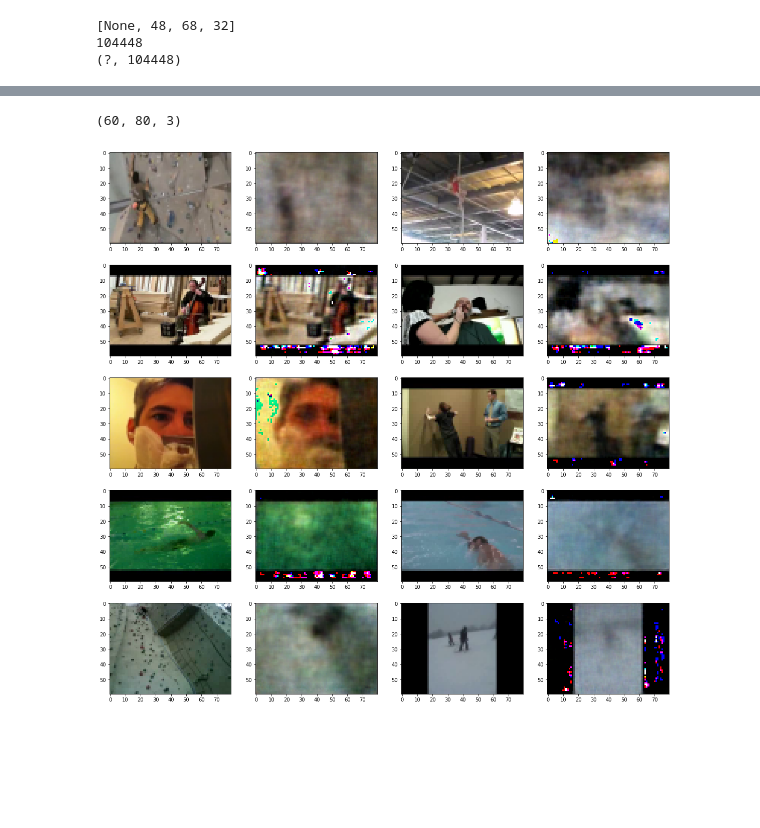
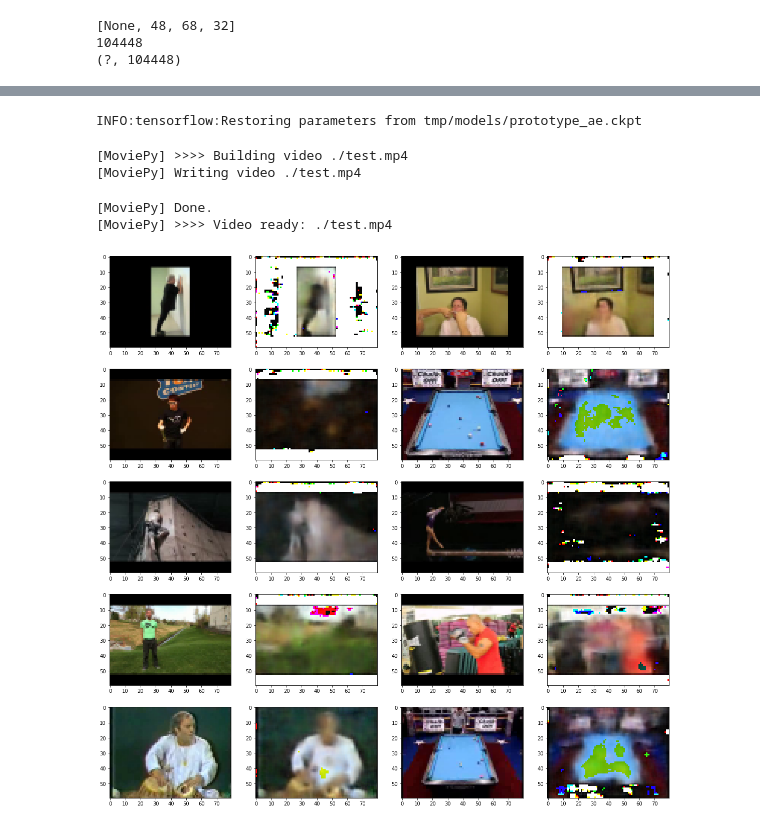
Before and after one commit to galbiati/video-representations, a Jupyter notebook: Prototype (tf).ipynb, the cells around one changed output, grey strips where cells are left out. Drawn from its saved outputs; the diff is of its cells as text; code cells hidden in the pictures; blank space fills up the shorter version.

```diff
--- a/Prototype (tf).ipynb
+++ b/Prototype (tf).ipynb
@@ -55 +19,4 @@ print(X_train.shape, X_train.nbytes / 1000000)
+# %%
+data_dir = os.path.expanduser('~/Insight/video-representations/data/downsampled')
+X_train, y_train, X_test, y_test = get_splits(*load_all_data_stacked(data_dir, every_n=2))
 # %%
@@ -85,6 +51,6 @@ def iterate_minibatches(inputs, targets, batchsize=32, shuffle=False):
 # %%
 os.makedirs('tmp/models', exist_ok=True)
-init = tf.global_variables_initializer()
+epochs = 30
 
 with tf.Session() as sesh:
 
@@ -101,7 +67,7 @@ with tf.Session() as sesh:
         current_loss += loss.eval({input_var: X_batch, target_var: y_batch})
         batch_no += 1
 
-    print('Initial loss: {}'.format(current_loss / batch_no))
+    print('Initial loss:\t{}'.format(current_loss / batch_no))
     saver.save(sesh, 'tmp/models/prototype_ae initial.ckpt')
 
     for epoch in range(epochs):
@@ -110,20 +76,16 @@ with tf.Session() as sesh:
 
         for batch in iterate_minibatches(X_train, y_train, batchsize=64, shuffle=True):
             X_batch, y_batch = batch
-            train_step.run({input_var: X_batch, target_var: y_batch})
+            _, batch_loss = sesh.run([train_step, loss], {input_var: X_batch, target_var: y_batch})
 
-            batch_loss = loss.eval({input_var: X_batch, target_var: y_batch})
             current_loss += batch_loss
             batch_no += 1
             train_trace.append(batch_loss)
 
-            if batch_no % 100 == 0:
+            if batch_no % 200 == 0:
                 print('\t\t', current_loss / batch_no)
 
-        print('Epoch {} train loss: {}'.format(epoch, current_loss / batch_no))
-
-        if epoch % 5 == 0:
-            saver.save(sesh, 'tmp/models/prototype_ae epoch {}.ckpt'.format(epoch))
+        print('Epoch {} train loss:\t{}'.format(epoch, current_loss / batch_no))
 
         val_loss = 0
         batch_no = 0
@@ -135,7 +97,7 @@ with tf.Session() as sesh:
             val_loss += batch_loss
             batch_no += 1
 
-        print('\t test loss: {}'.format(val_loss / batch_no))
+        print('\t test loss:\t{}'.format(val_loss / batch_no))
 
     train_outputs = []
     for batch in iterate_minibatches(X_train, y_train, batchsize=128, shuffle=False):
@@ -149,5 +111,5 @@ with tf.Session() as sesh:
         output = sesh.run(decoded, {input_var: X_batch})
         test_outputs.append(output)
 
-#     saver.save(sesh, 'tmp/models/prototype_ae.ckpt')
+    saver.save(sesh, 'tmp/models/prototype_ae.ckpt')
 # %% [output]
@@ -171,3 +133,20 @@ Epoch 20 train loss: 349.06177823296906
+# %%
+with tf.Session() as sesh:
+    saver.restore(sesh, 'tmp/models/prototype_ae.ckpt')
+
+    train_outputs = []
+    for batch in iterate_minibatches(X_train, y_train, batchsize=128, shuffle=False):
+        X_batch, y_batch = batch
+        output = sesh.run(decoded, {input_var: X_batch})
+        train_outputs.append(output)
+
+    test_outputs = []
+    for batch in iterate_minibatches(X_test, y_test, batchsize=128, shuffle=False):
+        X_batch, y_batch = batch
+        output = sesh.run(decoded, {input_var: X_batch})
+        test_outputs.append(output)
+# %% [output]
+INFO:tensorflow:Restoring parameters from tmp/models/prototype_ae.ckpt
 # %%
 lim = 30
 new_test_frames = np.concatenate(test_outputs[:lim]).transpose((0, 2, 3, 1)) / 255
@@ -175,24 +154,28 @@ new_train_frames = np.concatenate(train_outputs[:lim]).transpose((0, 2, 3, 1)) /
 X_test_ims = X_test[:lim].transpose((0, 2, 3, 1)) / 255
 X_train_ims = X_train[:lim].transpose((0, 2, 3, 1)) / 255
 # new_frames = (new_frames + output.min()) / output.max()
-# %%
-new_frames[9].shape
-# %% [output]
-(60, 80, 3)
+# %%
+clip = mpe.ImageSequenceClip(list(new_test_frames), fps=15)
+clip.write_videofile('./test.mp4')
+# %% [output]
+[MoviePy] >>>> Building video ./test.mp4
+[MoviePy] Writing video ./test.mp4
+[MoviePy] Done.
+[MoviePy] >>>> Video ready: ./test.mp4
 # %%
 fig, axes = plt.subplots(5, 4, figsize=(20, 20))
-probe = 3
+probe = 4
 
 for i in range(5):
     for j in range(4):
         ax = axes[i, j]
         if j == 0:
             ax.imshow(X_train_ims[probe+(i//5)+2*i])
         elif j == 1:
             ax.imshow(new_train_frames[probe+(i//5)+2*i])
         elif j == 2:
             ax.imshow(X_test_ims[probe+(i//5)+2*i])
         else:
             ax.imshow(new_test_frames[probe+(i//5)+2*i])
 # %% [output]
-[figure, old version]
+[figure, new version]
```
Also changed, not shown: parts of 8 cells of this notebook, 1 other file.
